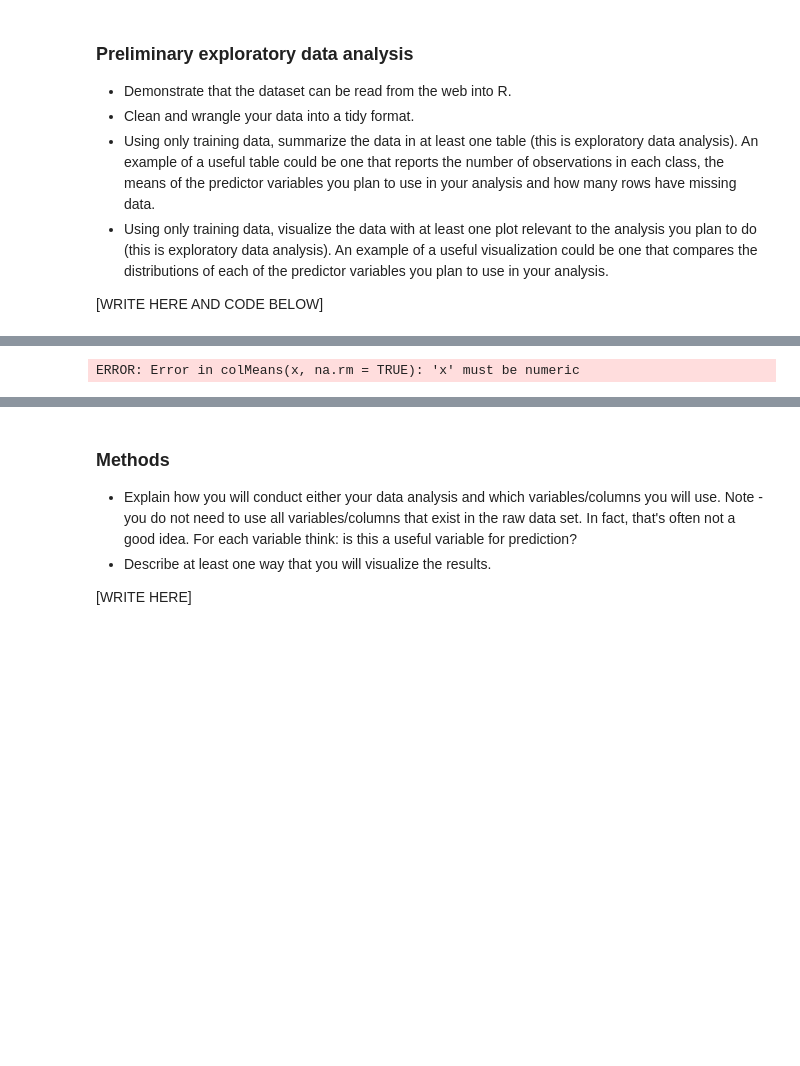
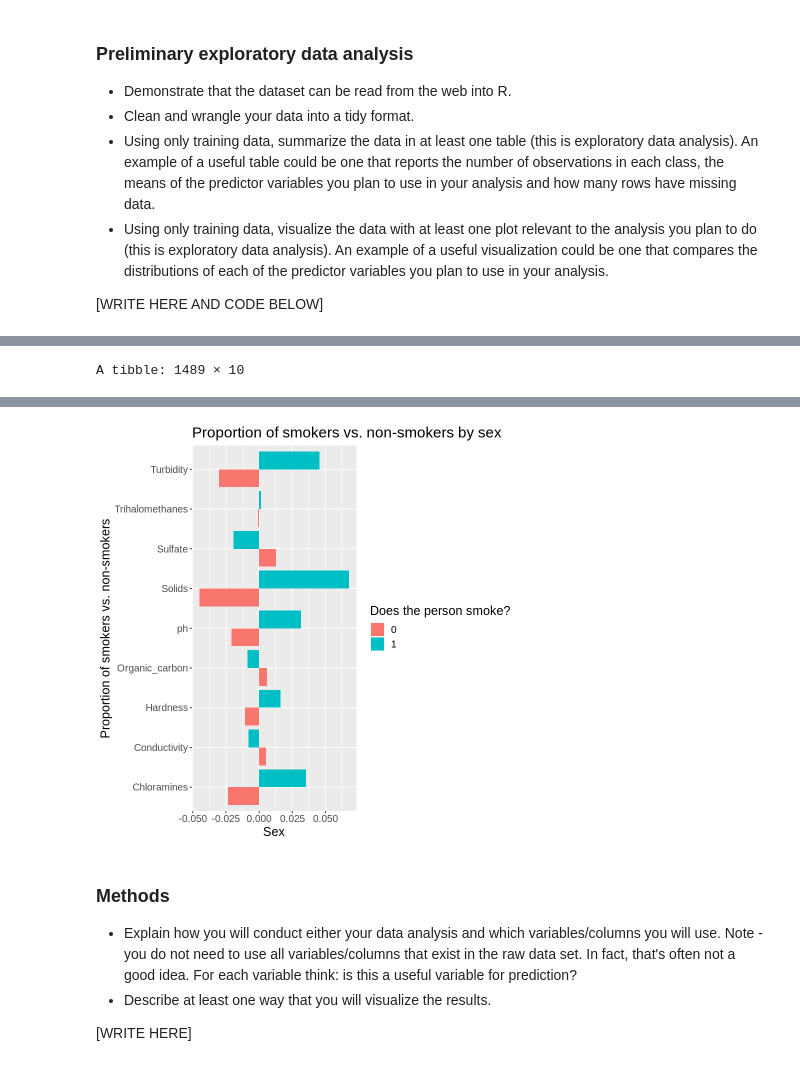
Before and after one commit to kashish1928/Dsci100_Group93_, a Jupyter notebook: Project_Proposal.ipynb, the cells around one changed output, grey strips where cells are left out. Drawn from its saved outputs; the diff is of its cells as text; code cells hidden in the pictures; blank space fills up the shorter version.

Commit message:
Standardized bar plot.

```diff
--- a/Project_Proposal.ipynb
+++ b/Project_Proposal.ipynb
@@ -85,11 +95,21 @@ water_split <- water_potability_raw |>
     initial_split(prop = 0.75, strata = Potability)
 
 water_train <- training(water_split)
+water_train <- water_train |> na.omit()
+
+Potability <- select(water_train, Potability)
 
 summary_table <- water_train |>
+    select(-Potability) |>
+    scale(center = TRUE, scale = TRUE)
+
+summary_table <- bind_cols(summary_table, Potability)
+
+summary_table
+
+summary_table <- summary_table |>
     group_by(Potability) |>
     summarize(across(ph:Turbidity, mean, na.rm=TRUE))
-
 
 summary_rowcount <- water_train |>
     group_by(Potability) |>
@@ -98,15 +118,11 @@ summary_rowcount <- water_train |>
 summary_table_with_n <- summary_table |>
     merge(summary_rowcount)
 
-
 summary_table_longer <- summary_table |>
-    scale(center = TRUE, scale = TRUE) |>
     pivot_longer(c(ph, Hardness, Solids, Chloramines, Sulfate, Conductivity, Organic_carbon, Trihalomethanes, Turbidity), names_to = "Predictor")
 
-
-
 bar_plot <- summary_table_longer |>
-    ggplot(aes(x = Predictor, y = value, fill = Potability)) +
+    ggplot(aes(y = Predictor,x = value, fill = Potability)) +
     geom_bar(position = 'dodge', stat = "Identity") +
     xlab("Sex") +
     ylab("Proportion of smokers vs. non-smokers") +
@@ -116,4 +132,4 @@ bar_plot <- summary_table_longer |>
 
 bar_plot
 # %% [output]
-ERROR: Error in colMeans(x, na.rm = TRUE): 'x' must be numeric
+A tibble: 1489 × 10
@@ -120,3 +154,4 @@ ERROR: Error in colMeans(x, na.rm = TRUE): 'x' must be numeric
+[figure, added]
 # %% [markdown]
 ### Methods
 * Explain how you will conduct either your data analysis and which variables/columns you will use. Note - you do not need to use all variables/columns that exist in the raw data set. In fact, that's often not a good idea. For each variable think: is this a useful variable for prediction?
```
Also changed, not shown: parts of 2 cells of this notebook.
